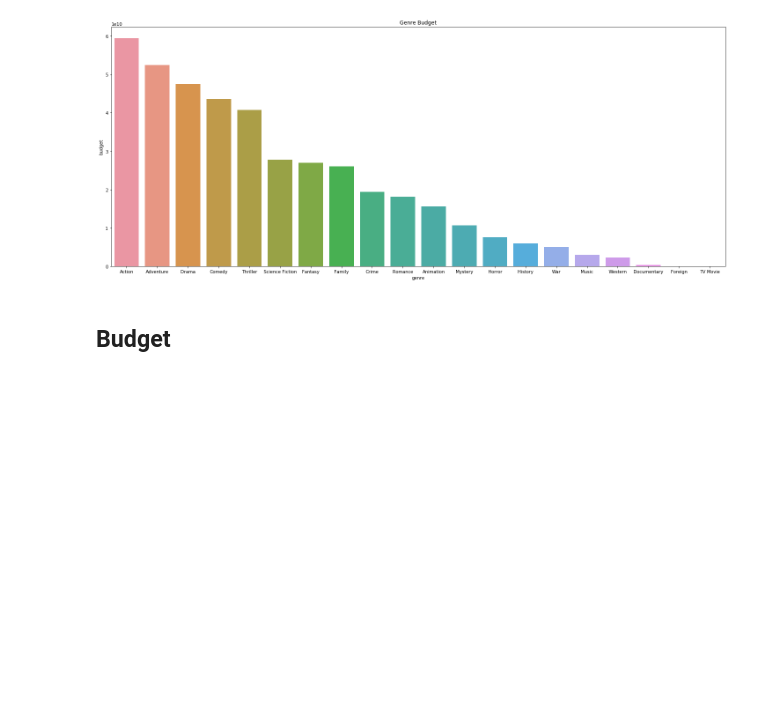
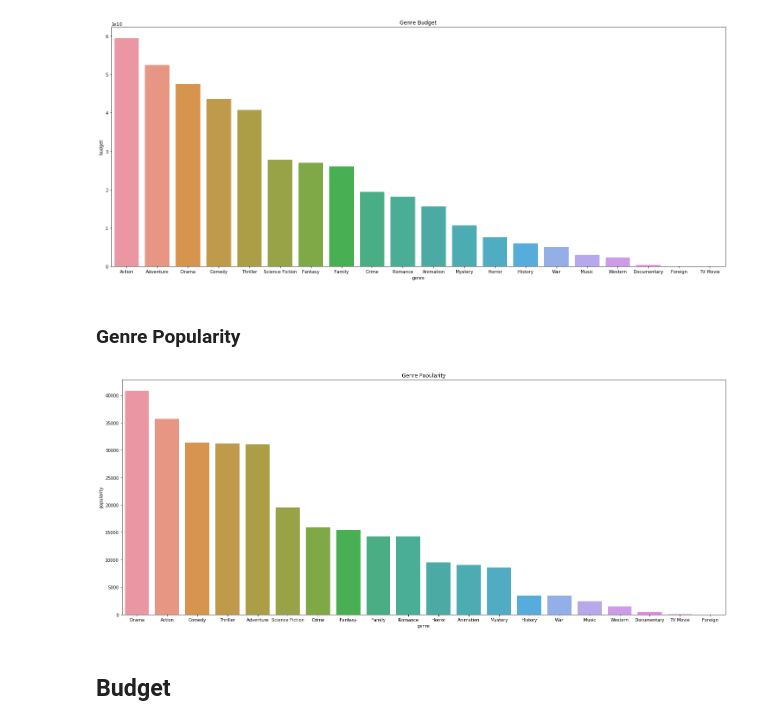
Before and after one commit to leyaof/movie-analysis, a Jupyter notebook: movie-analysis.ipynb, the cells around one changed output. Saved outputs shown, nothing was run; the diff lists cells and outputs as text; code cells hidden in the pictures; blank space fills up the shorter version.

Commit message:
added genre popularity graph

```diff
--- a/movie-analysis.ipynb
+++ b/movie-analysis.ipynb
@@ -414,6 +416,21 @@ sns.barplot(data=genre_budget, x='genre', y='budget').set_title('Genre Budget')
 plt.show()
 # %% [output]
 [figure]
+# %% [markdown]
+### Genre Popularity
+# %%
+genre_popularity = pd.DataFrame(genre_df
+                                .groupby(by=['genre'])['popularity']
+                                .sum()
+                                .sort_values(ascending=False)
+                                .reset_index()
+                               )
+# %%
+plt.figure(figsize=(25, 10))
+sns.barplot(data=genre_popularity, x='genre', y='popularity').set_title('Genre Popularity')
+plt.show()
+# %% [output]
+[figure, added]
 # %% [markdown]
 ## Budget
 # %%
```
Also changed, not shown: parts of 5 cells of this notebook.
